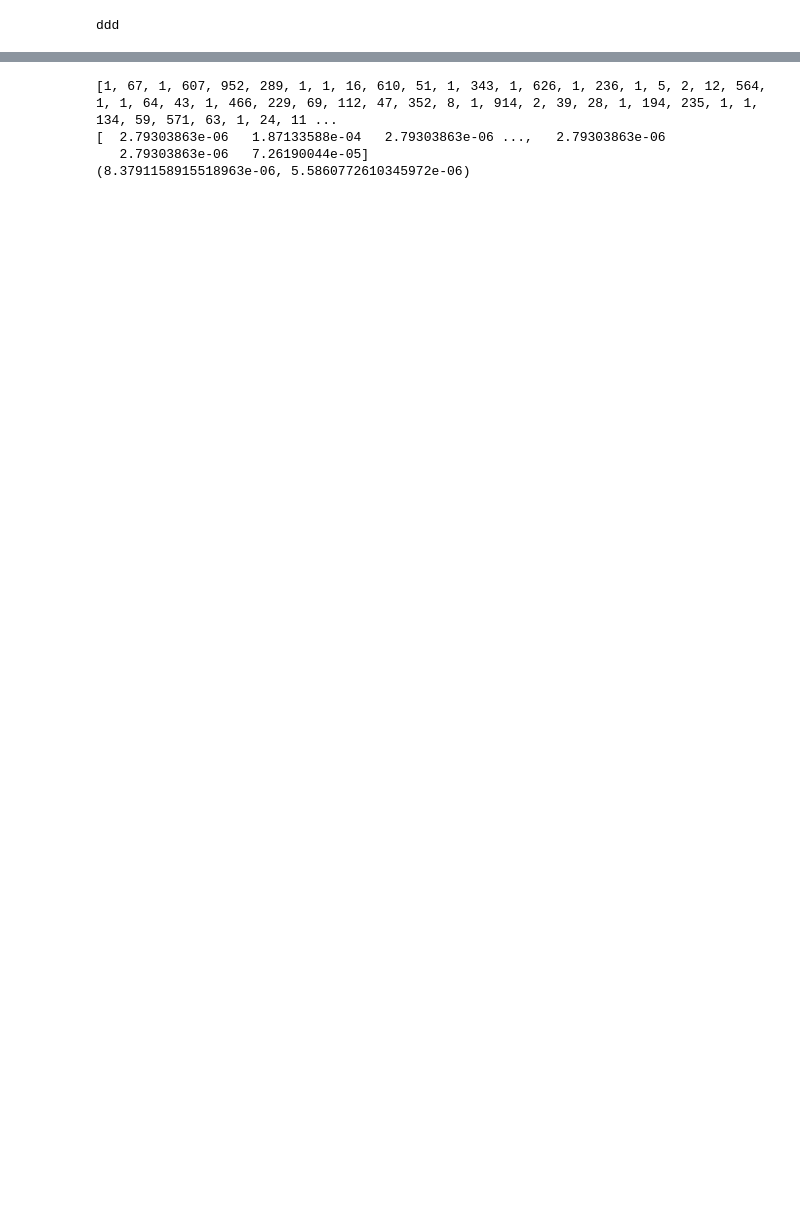
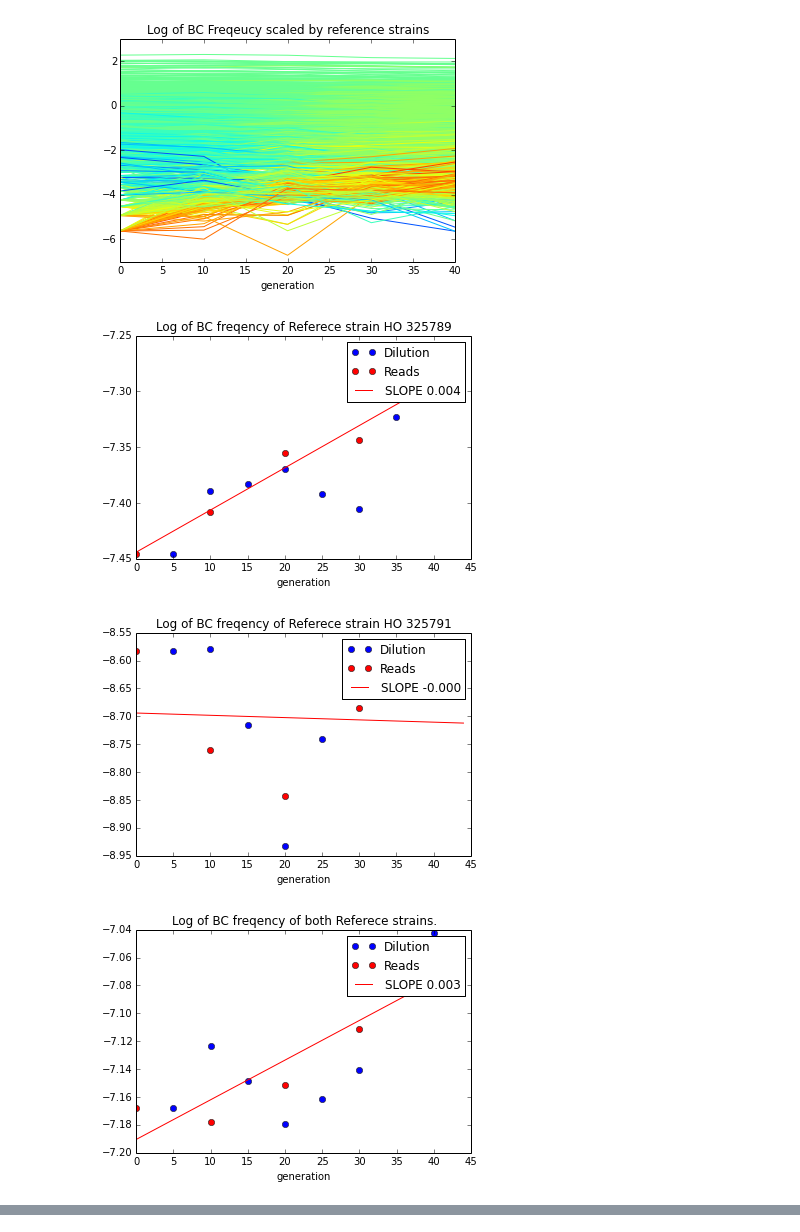
Before and after one commit to HuanyuKuo/TnSeq, a Jupyter notebook: Simulation of dilution fluctuation.ipynb, the cells around one changed output, grey strips where cells are left out. Cells and saved outputs as stored; diff of their text form; code cells hidden in the pictures; blank space fills up the shorter version.

Commit message:
class_Dilution

```diff
--- a/Simulation of dilution fluctuation.ipynb
+++ b/Simulation of dilution fluctuation.ipynb
@@ -2,22 +2,26 @@
 # Import
 
 from dilution import * # Source code
+from __future__ import division    # Solve problem of division in Python2
 
 
-from __future__ import division    # Solve problem of division in Python2
-#import dilution
-#from copy import deepcopy
-
-# Global vars
-REPLICA = '1'
-STRAIN = 'DivAnc'
-MEDIA = 'SC3'
-BCID_REF1 = 325789
-BCID_REF2 = 325791
-print("ddd")
+%matplotlib inline
-# %% [output]
-ddd
+# %%
+
+# Global vars
+REPLICA = '1'
+STRAIN = 'DivAnc'
+MEDIA = 'SC3'
+NEUTRAL = 'HO'
+BCID_REF = [325789, 325791]
 # %%
-x = Dilution(REPLICA,STRAIN,MEDIA,BCID_REF1,BCID_REF2)
-x.read_files()
+x = Dilution(REPLICA, STRAIN, MEDIA, BCID_REF, NEUTRAL)
+x.runs()
+x.plot_scale_freq()
+x.plot_ref_strain()
+x.plot_s_dist()
 # %% [output]
+[figure, added]
+[figure, added]
+[figure, added]
+[figure, added]
@@ -32,7 +32,0 @@ x.read_files()
-# %%
-x.dilutions()
-# %% [output]
-[1, 67, 1, 607, 952, 289, 1, 1, 16, 610, 51, 1, 343, 1, 626, 1, 236, 1, 5, 2, 12, 564, 1, 1, 64, 43, 1, 466, 229, 69, 112, 47, 352, 8, 1, 914, 2, 39, 28, 1, 194, 235, 1, 1, 134, 59, 571, 63, 1, 24, 11 ...
-[  2.79303863e-06   1.87133588e-04   2.79303863e-06 ...,   2.79303863e-06
-   2.79303863e-06   7.26190044e-05]
-(8.3791158915518963e-06, 5.5860772610345972e-06)
```
Also changed, not shown: parts of 1 cell of this notebook, 3 other files.
